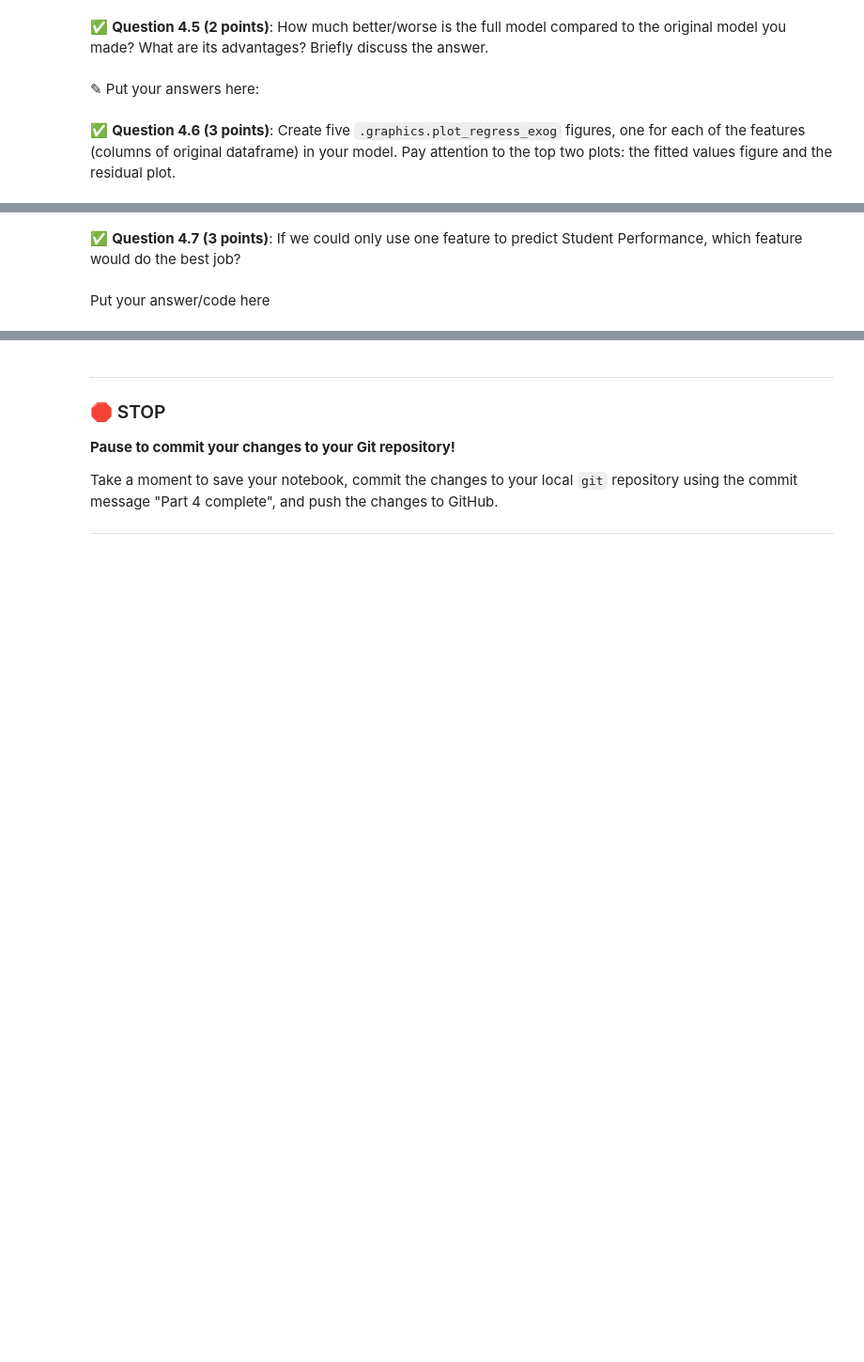
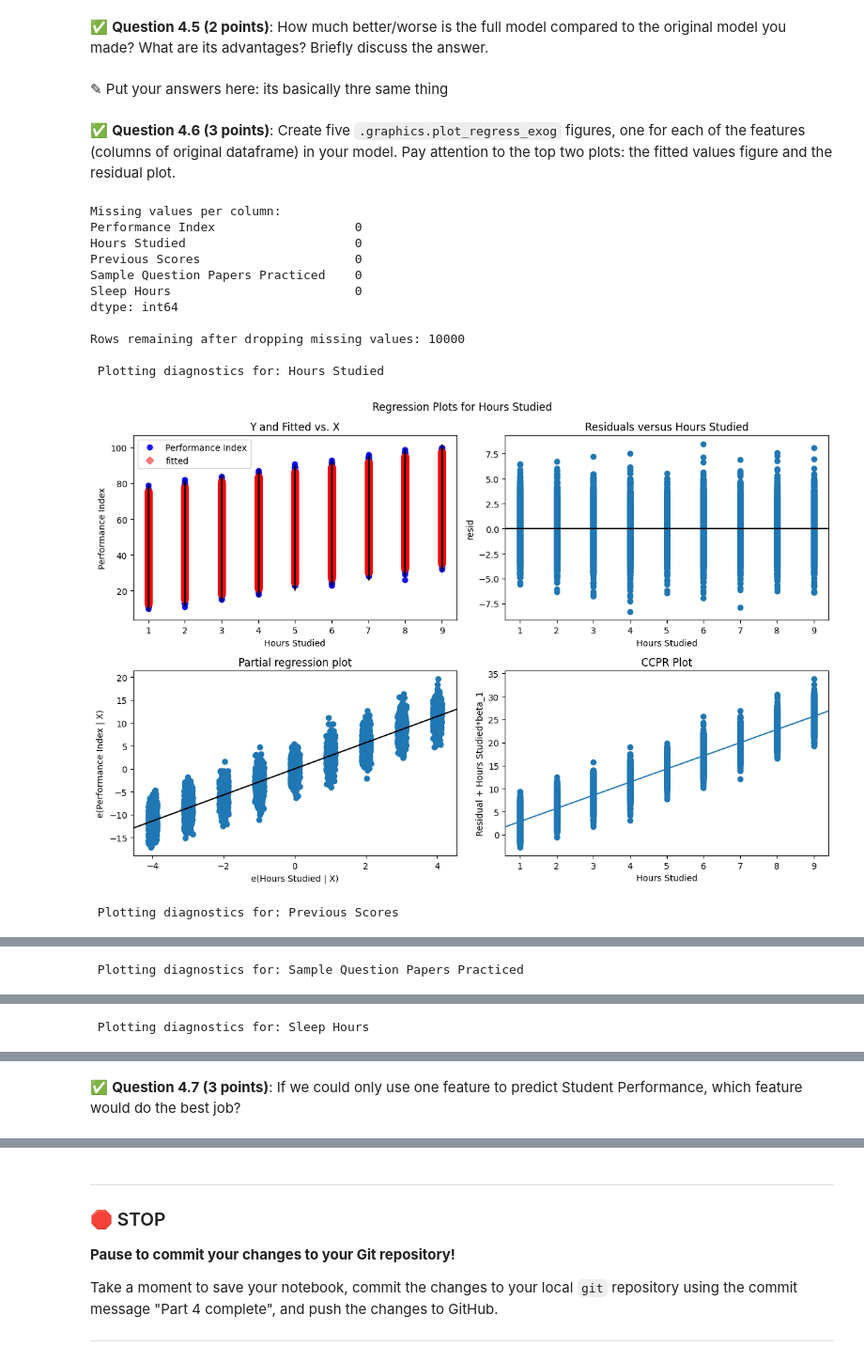
Before and after one commit to jared-evans14/cmse202-s25-turnin, a Jupyter notebook: hw-03/HW-03_Regression-S25-STUDENT.ipynb, the cells around one changed output, grey strips where cells are left out. Shown at 94% size. Cells and saved outputs as stored; diff of their text form; code cells hidden in the pictures; blank space fills up the shorter version.

```diff
--- a/hw-03/HW-03_Regression-S25-STUDENT.ipynb
+++ b/hw-03/HW-03_Regression-S25-STUDENT.ipynb
@@ -255,6 +390,6 @@ First, download and read in this synthetic dataset of Student Performance. `http
 # %% [markdown]
 &#9989;  **Question 4.5 (2 points)**: How much better/worse is the full model compared to the original model you made? What are its advantages? Briefly discuss the answer.
 # %% [markdown]
-<font size=+3>&#9998;</font> Put your answers here:
+<font size=+3>&#9998;</font> Put your answers here: its basically thre same thing
 # %% [markdown]
 &#9989;  **Question 4.6 (3 points)**: Create five `.graphics.plot_regress_exog` figures, one for each of the features (columns of original dataframe) in your model. Pay attention to the top two plots: the fitted values figure and the residual plot.
@@ -262,0 +396,49 @@ First, download and read in this synthetic dataset of Student Performance. `http
+# %%
+# Put your code here.
+import pandas as pd
+import statsmodels.api as sm
+import matplotlib.pyplot as plt
+
+df = pd.read_csv("Student_Performance.csv")
+
+features = [
+    'Hours Studied',
+    'Previous Scores',
+    'Sample Question Papers Practiced',
+    'Sleep Hours'
+]
+
+print("Missing values per column:")
+print(df[['Performance Index'] + features].isna().sum())
+
+df = df.dropna(subset=['Performance Index'] + features)
+
+print(f"\nRows remaining after dropping missing values: {df.shape[0]}")
+
+if df.shape[0] == 0:
+    print("No data available to build the model.")
+else:
+    X = df[features]
+    X = sm.add_constant(X)
+    y = df['Performance Index']
+    model = sm.OLS(y, X).fit()
+
+    for feature in features:
+        print(f"\n Plotting diagnostics for: {feature}")
+        fig = sm.graphics.plot_regress_exog(model, feature, fig=plt.figure(figsize=(12, 8)))
+        plt.tight_layout()
+        plt.show()
+# %% [output]
+Missing values per column:
+Performance Index                   0
+Hours Studied                       0
+Previous Scores                     0
+Sample Question Papers Practiced    0
+Sleep Hours                         0
+dtype: int64
+
+Rows remaining after dropping missing values: 10000
+
+ Plotting diagnostics for: Hours Studied
+[figure, added]
+ Plotting diagnostics for: Previous Scores
@@ -262,0 +446 @@ First, download and read in this synthetic dataset of Student Performance. `http
+ Plotting diagnostics for: Sample Question Papers Practiced
@@ -262,0 +448 @@ First, download and read in this synthetic dataset of Student Performance. `http
+ Plotting diagnostics for: Sleep Hours
@@ -263,4 +450,2 @@ First, download and read in this synthetic dataset of Student Performance. `http
 # %% [markdown]
 &#9989;  **Question 4.7 (3 points)**: If we could only use one feature to predict Student Performance, which feature would do the best job?
-# %% [markdown]
-Put your answer/code here
```
Also changed, not shown: parts of 10 cells of this notebook.
